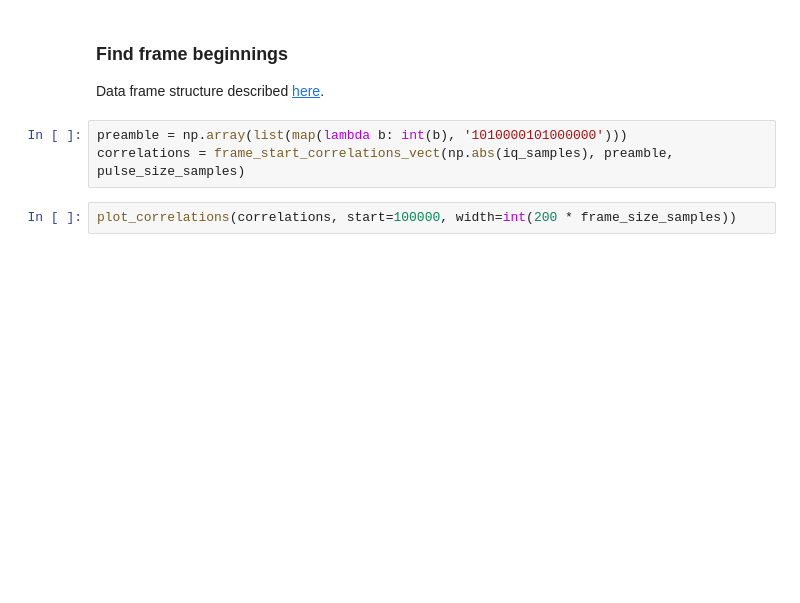
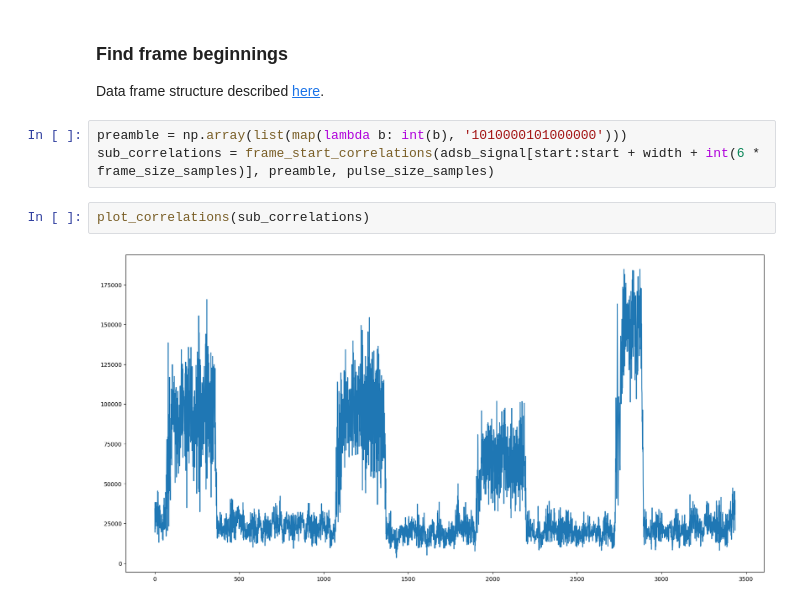
Before and after one commit to enthyp/SDR, a Jupyter notebook: ADS-B.ipynb, the cells around one changed output. Saved outputs shown, nothing was run; the diff lists cells and outputs as text; blank space fills up the shorter version.

```diff
--- a/ADS-B.ipynb
+++ b/ADS-B.ipynb
@@ -58,6 +64,8 @@ plot_signals([np.abs(iq_samples)], start=start, width=width)
 Data frame structure described [here](https://www.mathworks.com/help/supportpkg/usrpradio/ug/airplane-tracking-using-ads-b-signals-2.html).
 # %%
 preamble = np.array(list(map(lambda b: int(b), '1010000101000000')))
-correlations = frame_start_correlations_vect(np.abs(iq_samples), preamble, pulse_size_samples)
+sub_correlations = frame_start_correlations(adsb_signal[start:start + width + int(6 * frame_size_samples)], preamble, pulse_size_samples)
 # %%
-plot_correlations(correlations, start=100000, width=int(200 * frame_size_samples))
+plot_correlations(sub_correlations)
+# %% [output]
+[figure, added]
```
Also changed, not shown: parts of 10 cells of this notebook.
